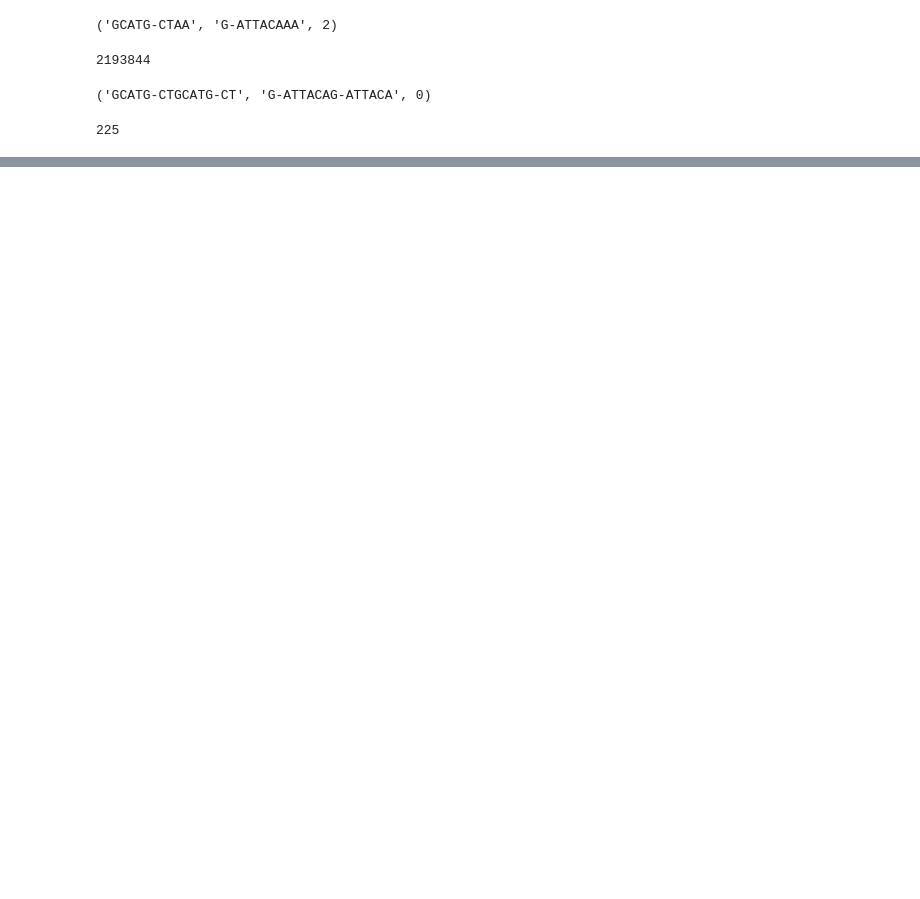
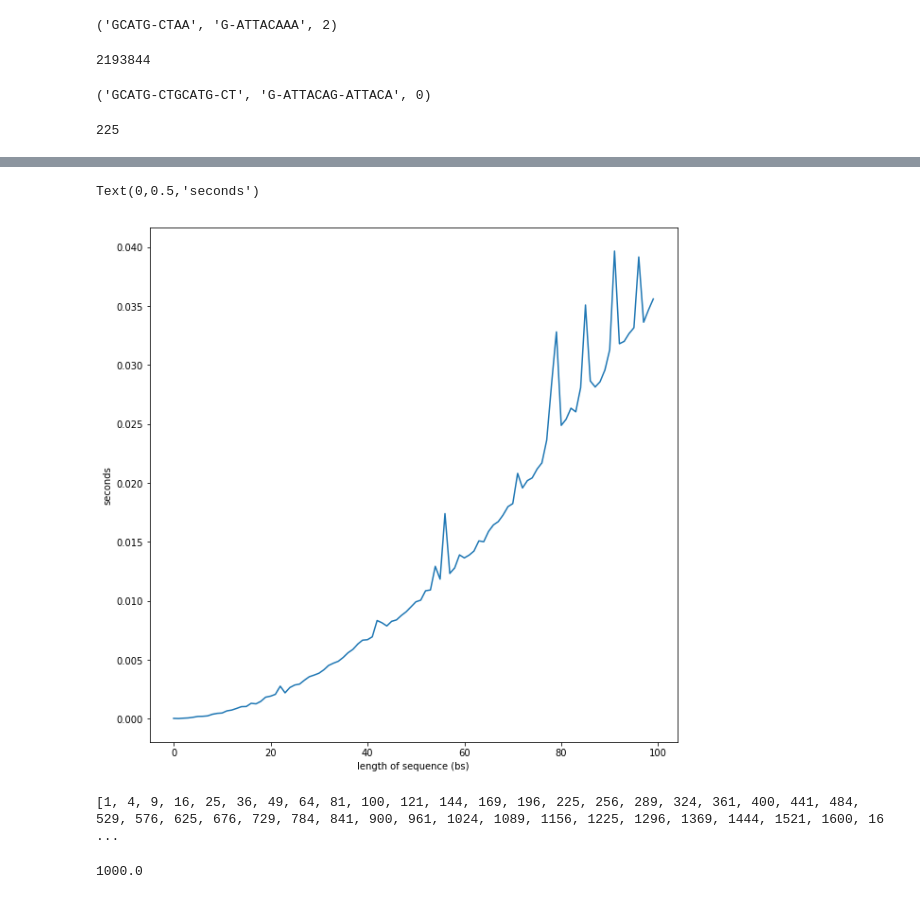
Before and after one commit to picrin/science_of_alignment, a Jupyter notebook: Needleman-Wunsch.ipynb, the cells around one changed output, grey strips where cells are left out. Drawn from its saved outputs; the diff is of its cells as text; code cells hidden in the pictures; blank space fills up the shorter version.

```diff
--- a/Needleman-Wunsch.ipynb
+++ b/Needleman-Wunsch.ipynb
@@ -133,0 +186,13 @@ call_counter
+# %%
+time2 = []
+call_count2 = []
+import gc
+for seq1, seq2 in [prepare_plot(i) for i in range(100)]:
+    print(seq1, seq2)
+    gc.collect()
+    start = time.time()
+    call_counter = 0
+    align_fast(seq1, seq2)
+    stop = time.time()
+    time2.append(stop - start)
+    call_count2.append(call_counter)
@@ -133,0 +217,16 @@ call_counter
+# %%
+plt.plot(time2)
+plt.xlabel("length of sequence (bs)")
+plt.ylabel("seconds")
+# %% [output]
+Text(0,0.5,'seconds')
+[figure, added]
+# %%
+print(call_count2)
+# %% [output]
+[1, 4, 9, 16, 25, 36, 49, 64, 81, 100, 121, 144, 169, 196, 225, 256, 289, 324, 361, 400, 441, 484, 529, 576, 625, 676, 729, 784, 841, 900, 961, 1024, 1089, 1156, 1225, 1296, 1369, 1444, 1521, 1600, 16 ...
+# %%
+import math
+math.sqrt(10**6)
+# %% [output]
+1000.0
```
Also changed, not shown: parts of 7 cells of this notebook, 1 other file.
